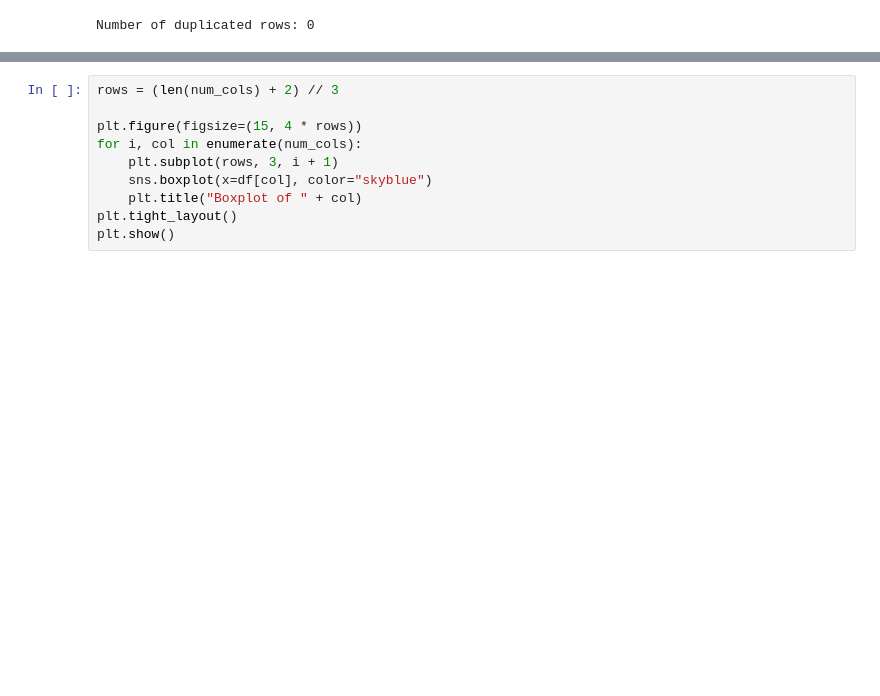
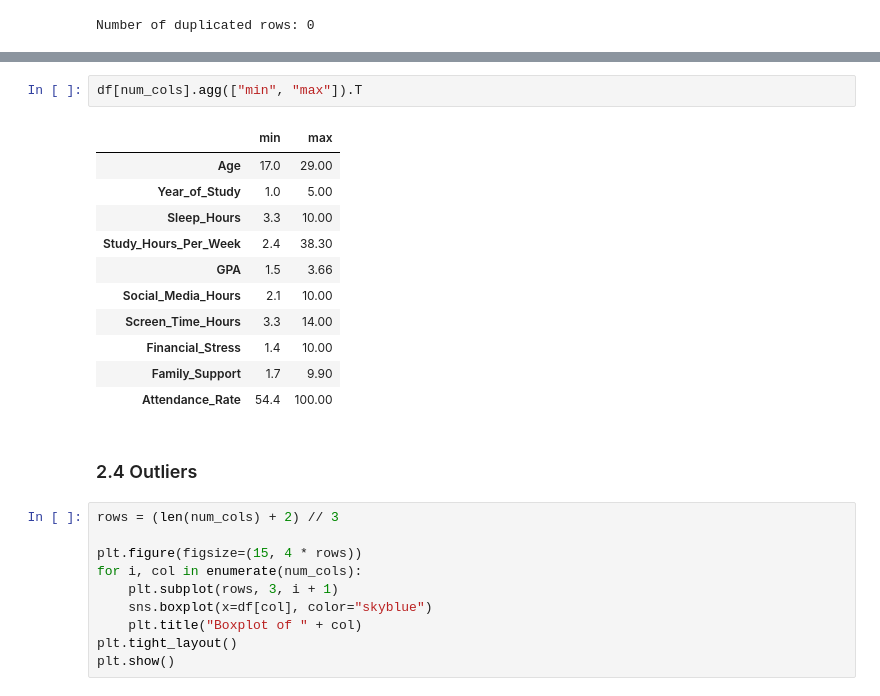
Before and after one commit to ABDELHAFIDaz/MindScope, a Jupyter notebook: notebooks/01_eda.ipynb, the cells around one changed output, grey strips where cells are left out. Cells and saved outputs as stored; diff of their text form; blank space fills up the shorter version.

```diff
--- a/notebooks/01_eda.ipynb
+++ b/notebooks/01_eda.ipynb
@@ -131,3 +161,19 @@ Number of duplicated rows: 0
+# %%
+df[num_cols].agg(["min", "max"]).T
+# %% [output]
+|  | min | max |
+| Age | 17.0 | 29.00 |
+| Year_of_Study | 1.0 | 5.00 |
+| Sleep_Hours | 3.3 | 10.00 |
+| Study_Hours_Per_Week | 2.4 | 38.30 |
+| GPA | 1.5 | 3.66 |
+| Social_Media_Hours | 2.1 | 10.00 |
+| Screen_Time_Hours | 3.3 | 14.00 |
+| Financial_Stress | 1.4 | 10.00 |
+| Family_Support | 1.7 | 9.90 |
+| Attendance_Rate | 54.4 | 100.00 |
+# %% [markdown]
+### 2.4 Outliers
 # %%
 rows = (len(num_cols) + 2) // 3
 
```
Also changed, not shown: parts of 52 cells of this notebook.
